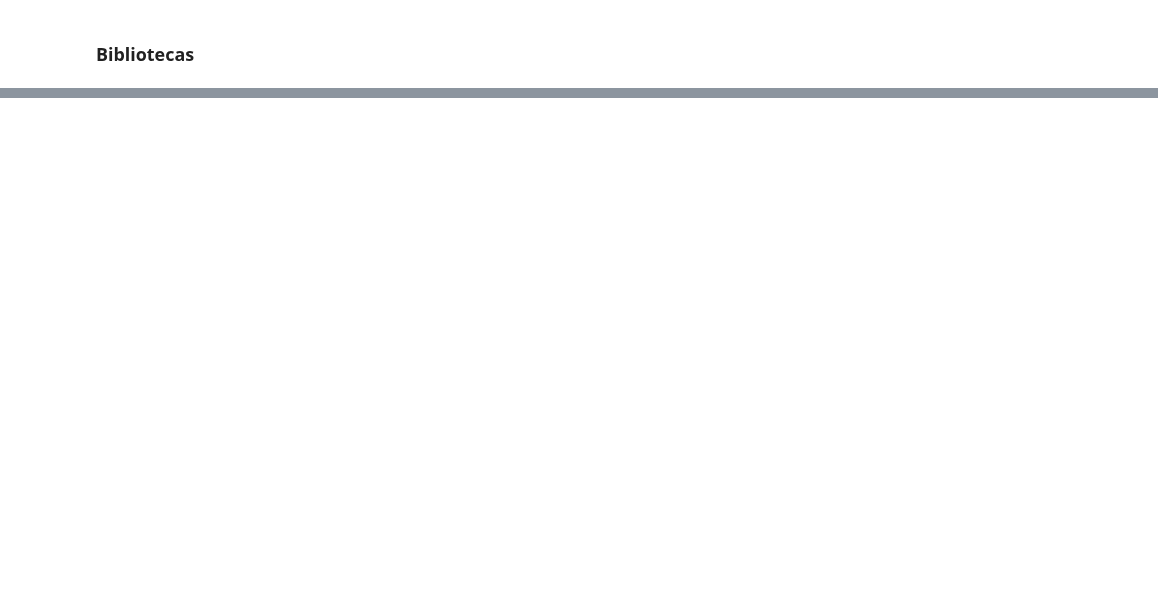
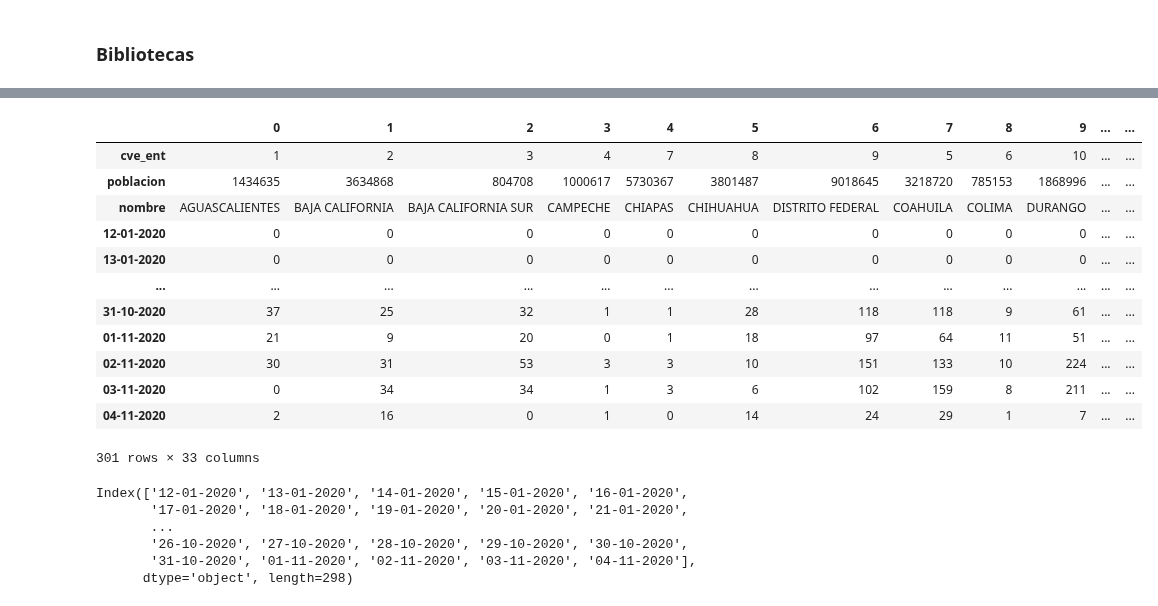
Before and after one commit to artthuro6/Covid-19, a Jupyter notebook: notebooks/General.ipynb, the cells around one changed output, grey strips where cells are left out. Drawn from its saved outputs; the diff is of its cells as text; code cells hidden in the pictures; blank space fills up the shorter version.

```diff
--- a/notebooks/General.ipynb
+++ b/notebooks/General.ipynb
@@ -479,0 +7,3 @@ df_positivos[["Casos", "E12", "DESadd12"]].iloc[:50].plot(figsize=(20,6)).autosc
+# %%
+#Confirmados
+data = pd.read_csv("../datasets/cvid.csv")
@@ -479,0 +21,27 @@ df_positivos[["Casos", "E12", "DESadd12"]].iloc[:50].plot(figsize=(20,6)).autosc
+# %%
+df = data.T
+df
+# %% [output]
+|  | 0 | 1 | 2 | 3 | 4 | 5 | 6 | 7 | 8 | 9 | ... | ... |
+| cve_ent | 1 | 2 | 3 | 4 | 7 | 8 | 9 | 5 | 6 | 10 | ... | ... |
+| poblacion | 1434635 | 3634868 | 804708 | 1000617 | 5730367 | 3801487 | 9018645 | 3218720 | 785153 | 1868996 | ... | ... |
+| nombre | AGUASCALIENTES | BAJA CALIFORNIA | BAJA CALIFORNIA SUR | CAMPECHE | CHIAPAS | CHIHUAHUA | DISTRITO FEDERAL | COAHUILA | COLIMA | DURANGO | ... | ... |
+| 12-01-2020 | 0 | 0 | 0 | 0 | 0 | 0 | 0 | 0 | 0 | 0 | ... | ... |
+| 13-01-2020 | 0 | 0 | 0 | 0 | 0 | 0 | 0 | 0 | 0 | 0 | ... | ... |
+| ... | ... | ... | ... | ... | ... | ... | ... | ... | ... | ... | ... | ... |
+| 31-10-2020 | 37 | 25 | 32 | 1 | 1 | 28 | 118 | 118 | 9 | 61 | ... | ... |
+| 01-11-2020 | 21 | 9 | 20 | 0 | 1 | 18 | 97 | 64 | 11 | 51 | ... | ... |
+| 02-11-2020 | 30 | 31 | 53 | 3 | 3 | 10 | 151 | 133 | 10 | 224 | ... | ... |
+| 03-11-2020 | 0 | 34 | 34 | 1 | 3 | 6 | 102 | 159 | 8 | 211 | ... | ... |
+| 04-11-2020 | 2 | 16 | 0 | 1 | 0 | 14 | 24 | 29 | 1 | 7 | ... | ... |
+301 rows × 33 columns
+# %%
+date = df.index[3:]
+date
+# %% [output]
+Index(['12-01-2020', '13-01-2020', '14-01-2020', '15-01-2020', '16-01-2020',
+       '17-01-2020', '18-01-2020', '19-01-2020', '20-01-2020', '21-01-2020',
+       ...
+       '26-10-2020', '27-10-2020', '28-10-2020', '29-10-2020', '30-10-2020',
+       '31-10-2020', '01-11-2020', '02-11-2020', '03-11-2020', '04-11-2020'],
+      dtype='object', length=298)
```
Also changed, not shown: parts of 75 cells of this notebook, 2 other files.
